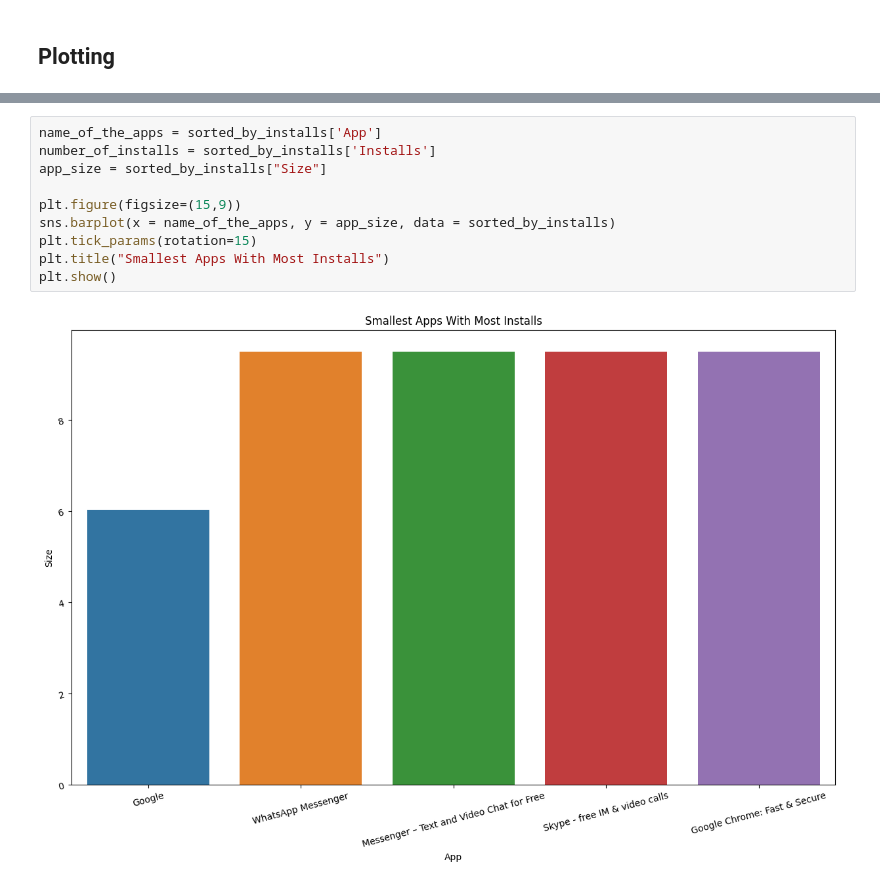
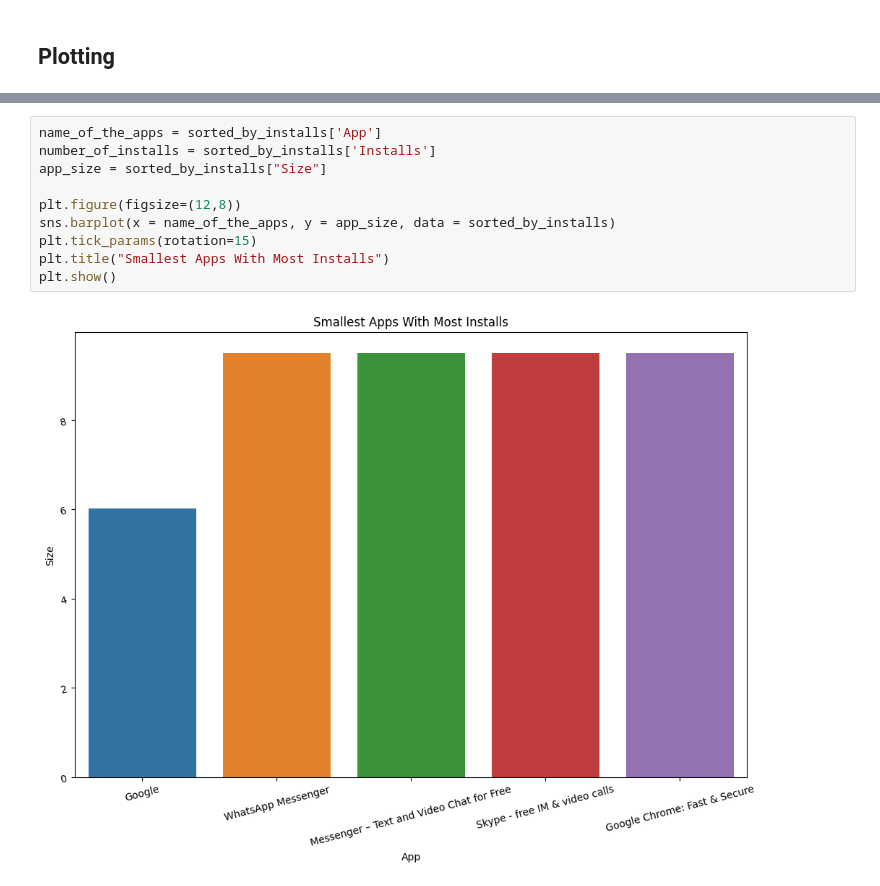
Before and after one commit to CKORKMAZZ/Team_Project_Develhope, a Jupyter notebook: week_9_plotting/code.ipynb, the cells around one changed output, grey strips where cells are left out. Drawn from its saved outputs; the diff is of its cells as text.

```diff
--- a/week_9_plotting/code.ipynb
+++ b/week_9_plotting/code.ipynb
@@ -232,12 +232,12 @@ sorted_by_installs
 # %%
 name_of_the_apps = sorted_by_installs['App']
 number_of_installs = sorted_by_installs['Installs']
 app_size = sorted_by_installs["Size"]
 
-plt.figure(figsize=(15,9))
+plt.figure(figsize=(12,8))
 sns.barplot(x = name_of_the_apps, y = app_size, data = sorted_by_installs)
 plt.tick_params(rotation=15)
 plt.title("Smallest Apps With Most Installs")
 plt.show()
 # %% [output]
-[figure, old version]
+[figure, new version]
```
